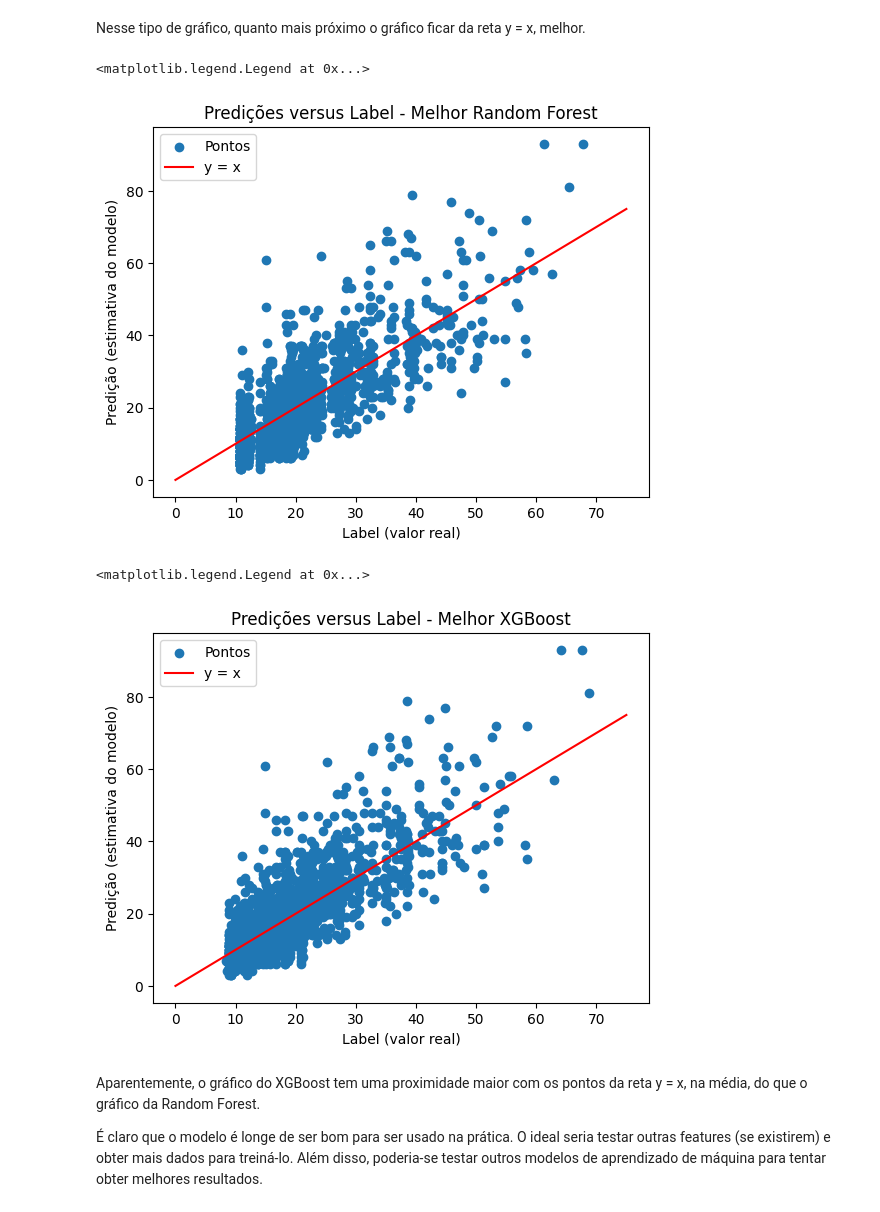
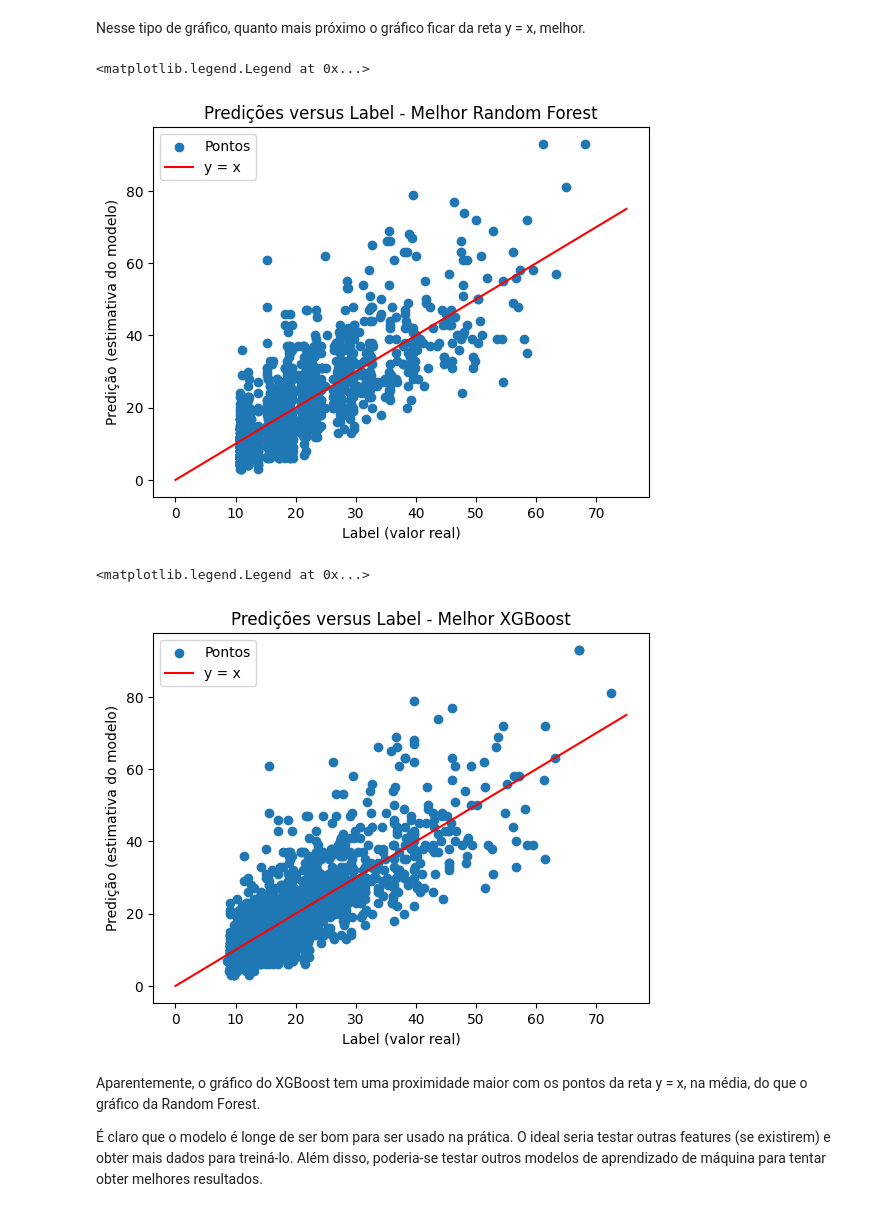
Before and after one commit to Samirnunes/data-science, a Jupyter notebook: NO2_prediction_SJC.ipynb, the cells around one changed output. Cells and saved outputs as stored; diff of their text form; code cells hidden in the pictures.

Commit message:
finished model
add extras analysis:

- new feature: day of the week
- feature cross: squared day of the week
- conclusions

```diff
--- a/NO2_prediction_SJC.ipynb
+++ b/NO2_prediction_SJC.ipynb
@@ -474,8 +480,8 @@ Antes de terminarmos, faremos uma visualização gráfica dos resultados:
 # %% [markdown]
 Para tal, iremos realizar o fit nos dados de treino do split. Depois, iremos plotar as predições e as labels.
 # %%
-rf_model = random_forest_models[5]
-xgb_model = xgboost_models[4]
+rf_model = random_forest_models[9]
+xgb_model = xgboost_models[5]
 
 _ = rf_model.fit(X_train, y_train)
 _ = xgb_model.fit(X_train, y_train)
@@ -499,23 +505,23 @@ plt.plot(x,y, color = 'red')
 plt.legend(['Pontos', 'y = x'])
 # %% [output]
 <matplotlib.legend.Legend at 0x...>
-[figure, old version]
+[figure, new version]
 # %%
 _ =  plt.scatter(x = xgb_pred, y = y_test)
 plt.title('Predições versus Label - Melhor XGBoost')
 plt.ylabel('Predição (estimativa do modelo)')
 plt.xlabel('Label (valor real)')
 
 # Plotando a reta y = x
 
-x = [0, 75]
-y = [0, 75]
+x_plot = [0, 75]
+y_plot = [0, 75]
 plt.plot(x,y, color = 'red')
 
 plt.legend(['Pontos', 'y = x'])
 # %% [output]
 <matplotlib.legend.Legend at 0x...>
-[figure, old version]
+[figure, new version]
 # %% [markdown]
 Aparentemente, o gráfico do XGBoost tem uma proximidade maior com os pontos da reta y = x, na média, do que o gráfico da Random Forest.
 
```
Also changed, not shown: parts of 65 cells of this notebook.
